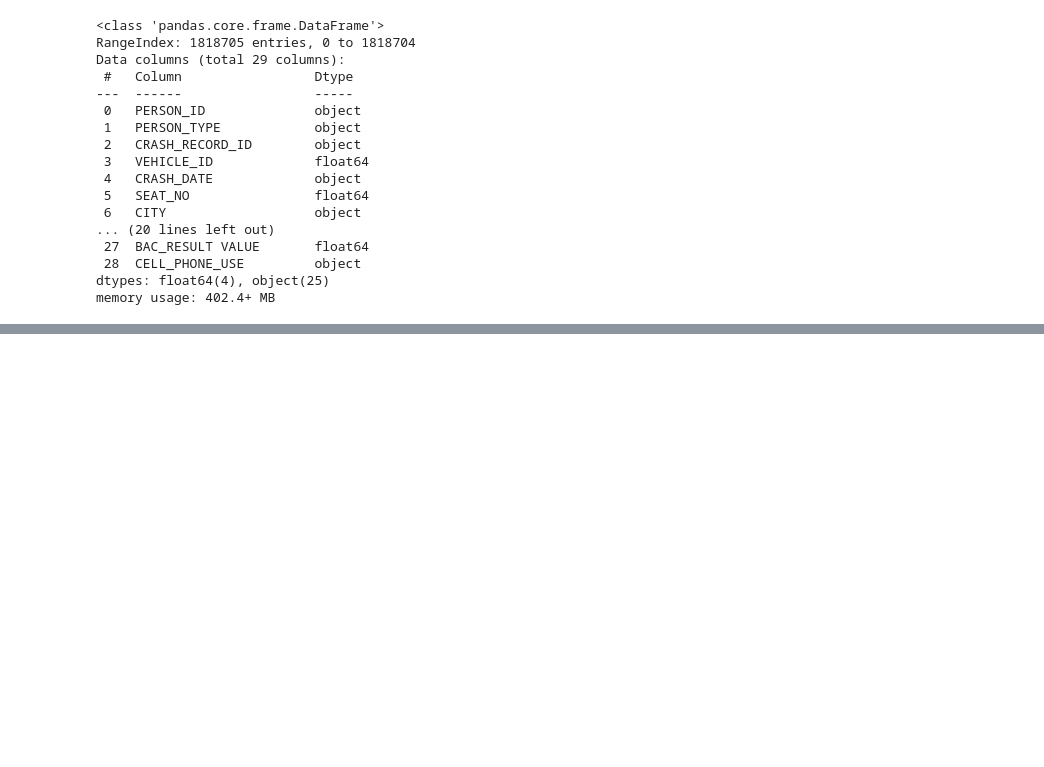
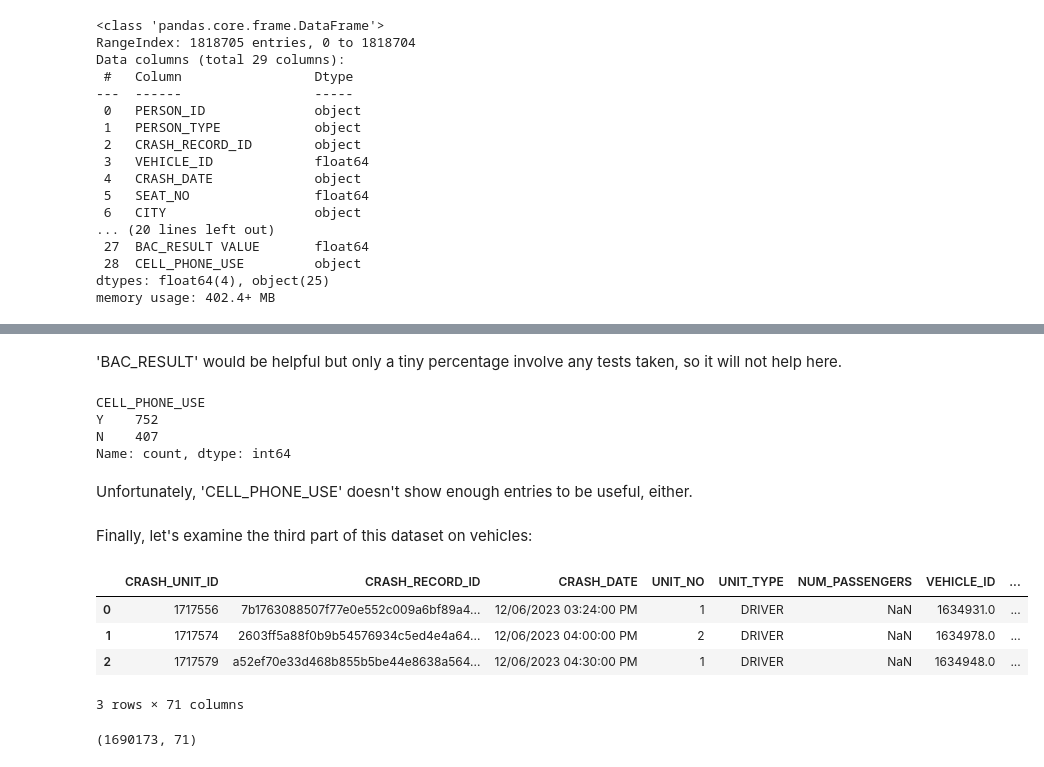
Before and after one commit to joeldmott/chicago_auto_accidents_project, a Jupyter notebook: Untitled.ipynb, the cells around one changed output, grey strips where cells are left out. Saved outputs shown, nothing was run; the diff lists cells and outputs as text; code cells hidden in the pictures; blank space fills up the shorter version.

Commit message:
EDA on vehicles set

```diff
--- a/Untitled.ipynb
+++ b/Untitled.ipynb
@@ -273 +315,12 @@ Name: count, dtype: int64
+# %% [markdown]
+'BAC_RESULT' would be helpful but only a tiny percentage involve any tests taken, so it will not help here.
+# %%
+people_df['CELL_PHONE_USE'].value_counts()
+# %% [output]
+CELL_PHONE_USE
+Y    752
+N    407
+Name: count, dtype: int64
+# %% [markdown]
+Unfortunately, 'CELL_PHONE_USE' doesn't show enough entries to be useful, either.
 # %%
@@ -275,0 +332,15 @@ columns_to_drop = ['PERSON_ID', 'VEHICLE_ID', 'CRASH_DATE', 'STATE', 'ZIPCODE',
+# %% [markdown]
+Finally, let's examine the third part of this dataset on vehicles:
+# %%
+vehicles_df = pd.read_csv('/content/drive/MyDrive/CPD_traffic_crashes-vehicles-20240501.csv')
+vehicles_df.head(3)
+# %% [output]
+|  | CRASH_UNIT_ID | CRASH_RECORD_ID | CRASH_DATE | UNIT_NO | UNIT_TYPE | NUM_PASSENGERS | VEHICLE_ID | ... |
+| 0 | 1717556 | 7b1763088507f77e0e552c009a6bf89a4... | 12/06/2023 03:24:00 PM | 1 | DRIVER | NaN | 1634931.0 | ... |
+| 1 | 1717574 | 2603ff5a88f0b9b54576934c5ed4e4a64... | 12/06/2023 04:00:00 PM | 2 | DRIVER | NaN | 1634978.0 | ... |
+| 2 | 1717579 | a52ef70e33d468b855b5be44e8638a564... | 12/06/2023 04:30:00 PM | 1 | DRIVER | NaN | 1634948.0 | ... |
+3 rows × 71 columns
+# %%
+vehicles_df.shape
+# %% [output]
+(1690173, 71)
```
Also changed, not shown: parts of 12 cells of this notebook.
